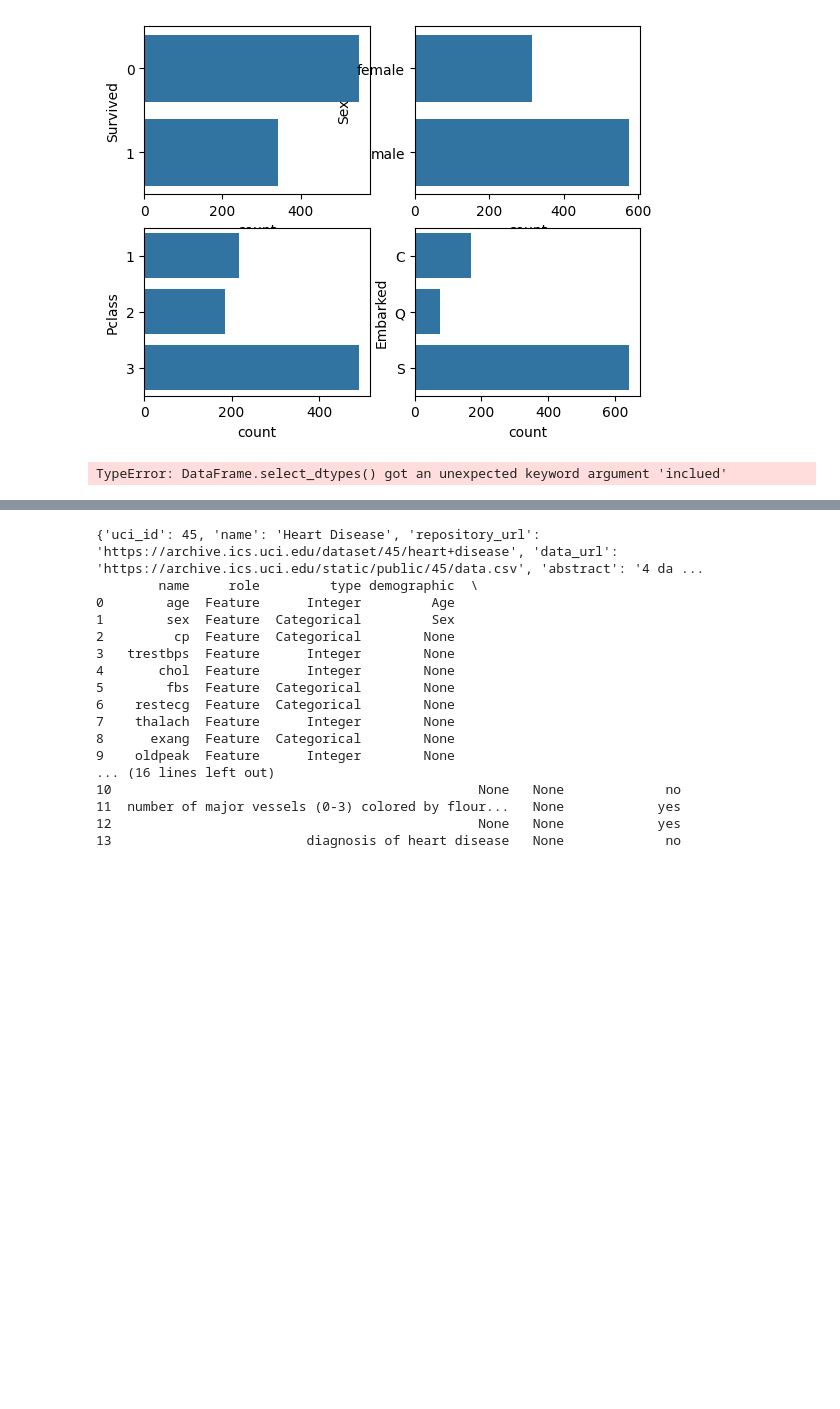
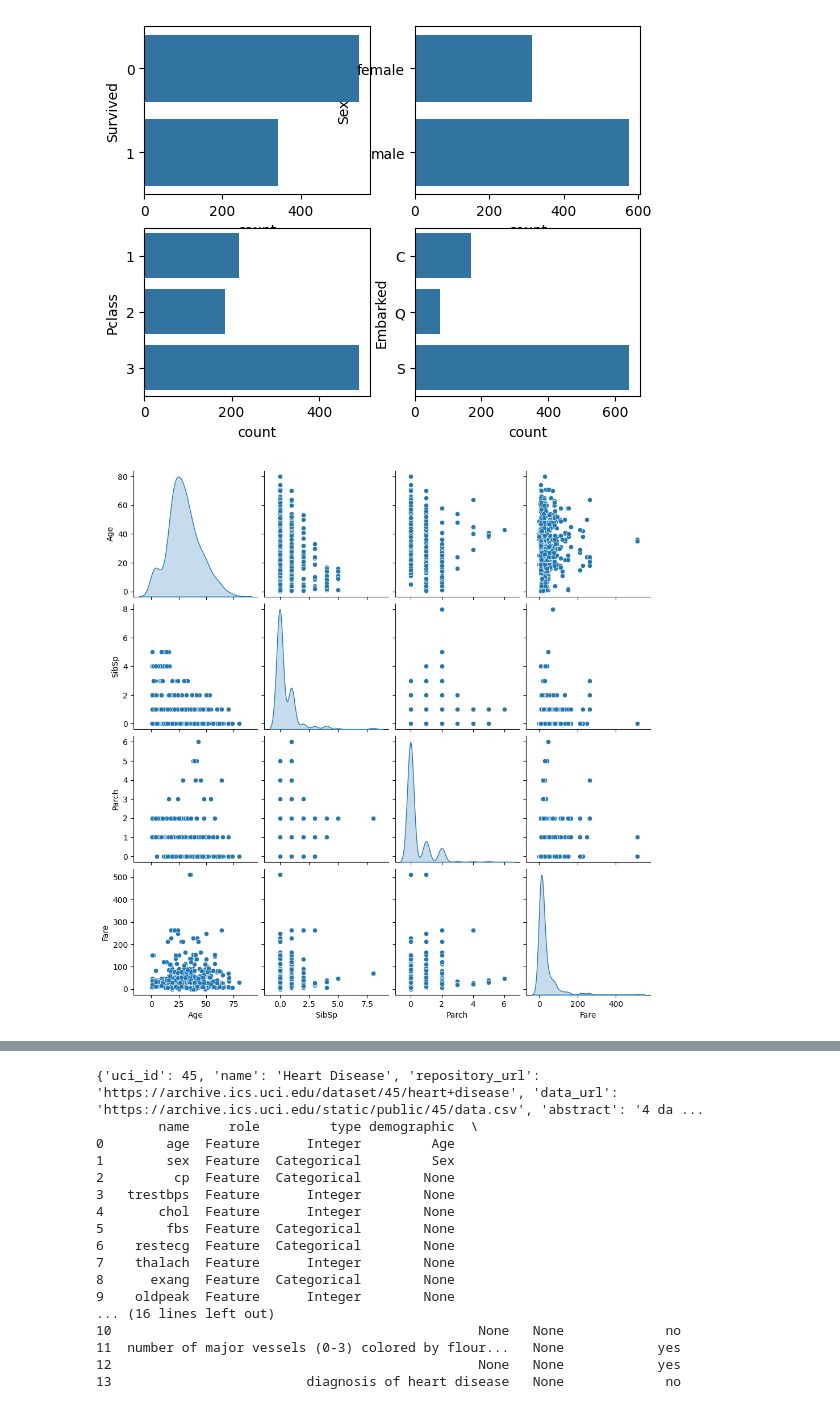
Before and after one commit to a70mico/titanic, a Jupyter notebook: notebook.ipynb, the cells around one changed output, grey strips where cells are left out. Drawn from its saved outputs; the diff is of its cells as text; code cells hidden in the pictures; blank space fills up the shorter version.

```diff
--- a/notebook.ipynb
+++ b/notebook.ipynb
@@ -197,7 +244,7 @@ plt.show()
 # %% [output]
 [figure]
 # %%
-sns.pairplot(datq=df.select_dtypes(inclued= np.number), diag_kind="kde")
+sns.pairplot(data=df.select_dtypes(include= np.number), diag_kind="kde")
 plt.show()
 # %% [output]
-TypeError: DataFrame.select_dtypes() got an unexpected keyword argument 'inclued'
+[figure, added]
```
Also changed, not shown: parts of 28 cells of this notebook.
